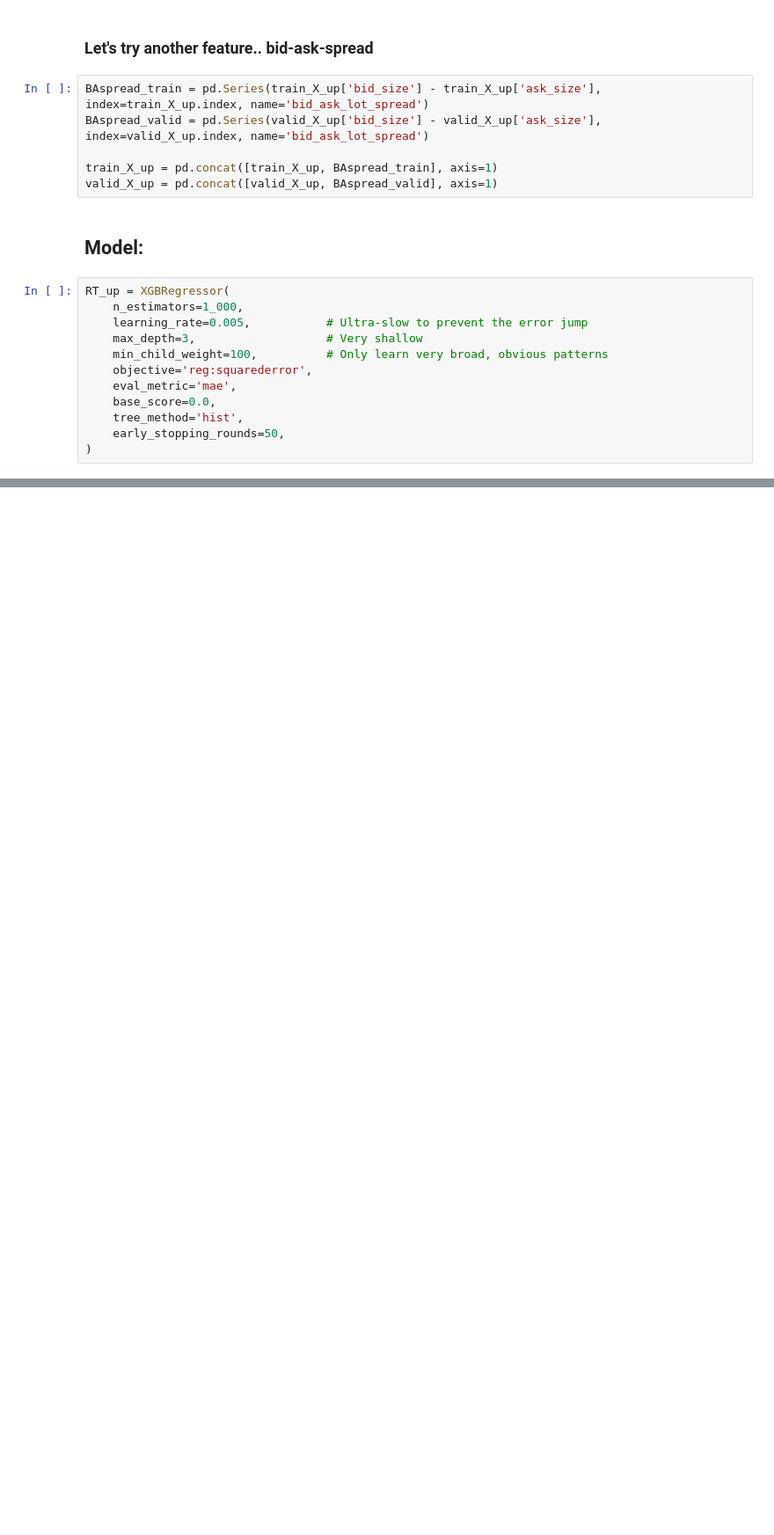
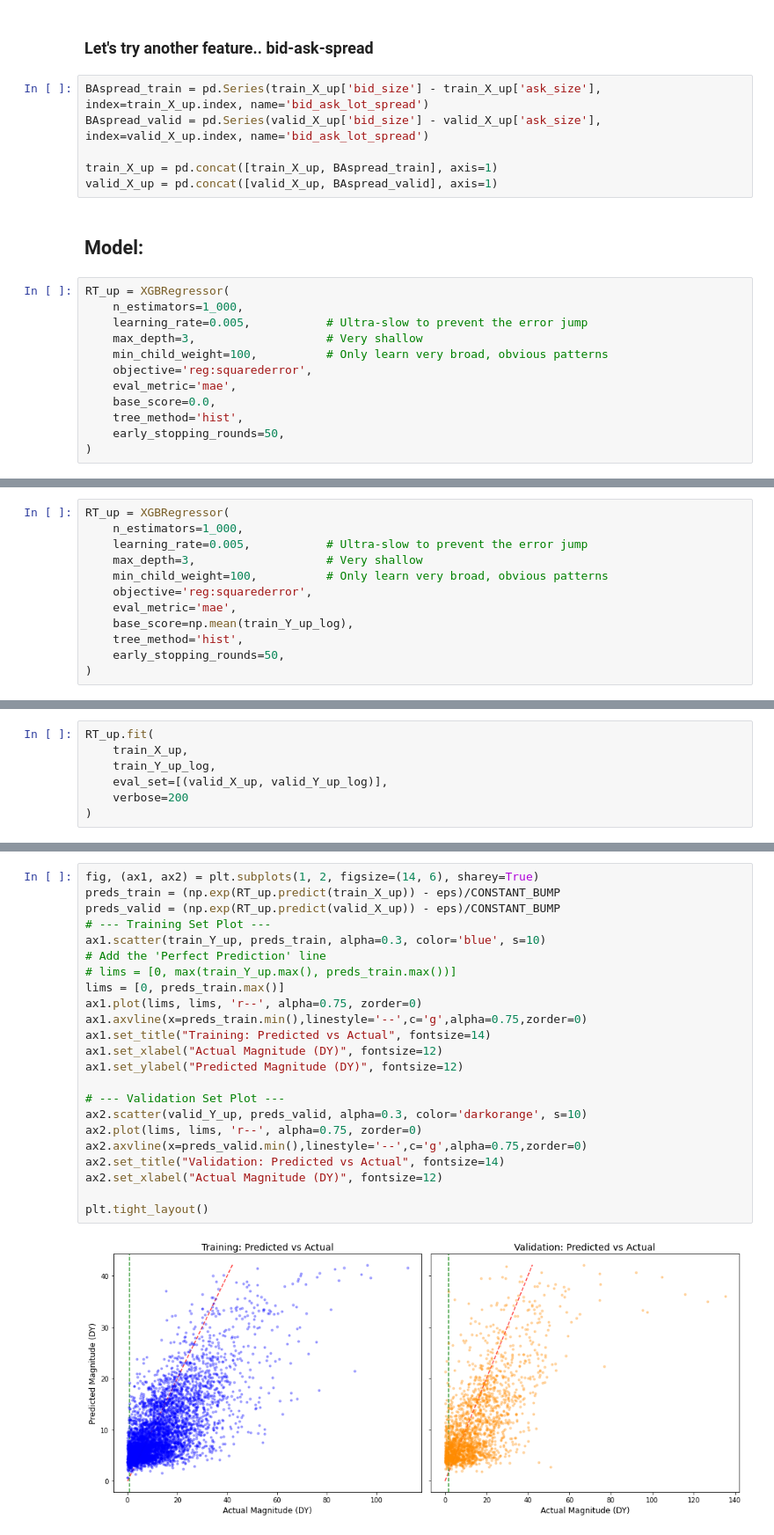
Before and after one commit to tdore738/trading_at_the_close, a Jupyter notebook: Workspace/First_Model/data_playground.ipynb, the cells around one changed output, grey strips where cells are left out. Shown at 88% size. Drawn from its saved outputs; the diff is of its cells as text; blank space fills up the shorter version.

```diff
--- a/Workspace/First_Model/data_playground.ipynb
+++ b/Workspace/First_Model/data_playground.ipynb
@@ -737,0 +1128,12 @@ shap.dependence_plot("seconds_in_bucket", shap_values, valid_X_up)
+# %%
+RT_up = XGBRegressor(
+    n_estimators=1_000,
+    learning_rate=0.005,           # Ultra-slow to prevent the error jump
+    max_depth=3,                   # Very shallow
+    min_child_weight=100,          # Only learn very broad, obvious patterns
+    objective='reg:squarederror',
+    eval_metric='mae',
+    base_score=np.mean(train_Y_up_log),
+    tree_method='hist',
+    early_stopping_rounds=50,
+)
@@ -737,0 +1142,7 @@ shap.dependence_plot("seconds_in_bucket", shap_values, valid_X_up)
+# %%
+RT_up.fit(
+    train_X_up,
+    train_Y_up_log,
+    eval_set=[(valid_X_up, valid_Y_up_log)],
+    verbose=200
+)
@@ -737,0 +1166,25 @@ shap.dependence_plot("seconds_in_bucket", shap_values, valid_X_up)
+# %%
+fig, (ax1, ax2) = plt.subplots(1, 2, figsize=(14, 6), sharey=True)
+preds_train = (np.exp(RT_up.predict(train_X_up)) - eps)/CONSTANT_BUMP
+preds_valid = (np.exp(RT_up.predict(valid_X_up)) - eps)/CONSTANT_BUMP
+# --- Training Set Plot ---
+ax1.scatter(train_Y_up, preds_train, alpha=0.3, color='blue', s=10)
+# Add the 'Perfect Prediction' line
+# lims = [0, max(train_Y_up.max(), preds_train.max())]
+lims = [0, preds_train.max()]
+ax1.plot(lims, lims, 'r--', alpha=0.75, zorder=0)
+ax1.axvline(x=preds_train.min(),linestyle='--',c='g',alpha=0.75,zorder=0)
+ax1.set_title("Training: Predicted vs Actual", fontsize=14)
+ax1.set_xlabel("Actual Magnitude (DY)", fontsize=12)
+ax1.set_ylabel("Predicted Magnitude (DY)", fontsize=12)
+
+# --- Validation Set Plot ---
+ax2.scatter(valid_Y_up, preds_valid, alpha=0.3, color='darkorange', s=10)
+ax2.plot(lims, lims, 'r--', alpha=0.75, zorder=0)
+ax2.axvline(x=preds_valid.min(),linestyle='--',c='g',alpha=0.75,zorder=0)
+ax2.set_title("Validation: Predicted vs Actual", fontsize=14)
+ax2.set_xlabel("Actual Magnitude (DY)", fontsize=12)
+
+plt.tight_layout()
+# %% [output]
+[figure, added]
```
Also changed, not shown: parts of 70 cells of this notebook.
